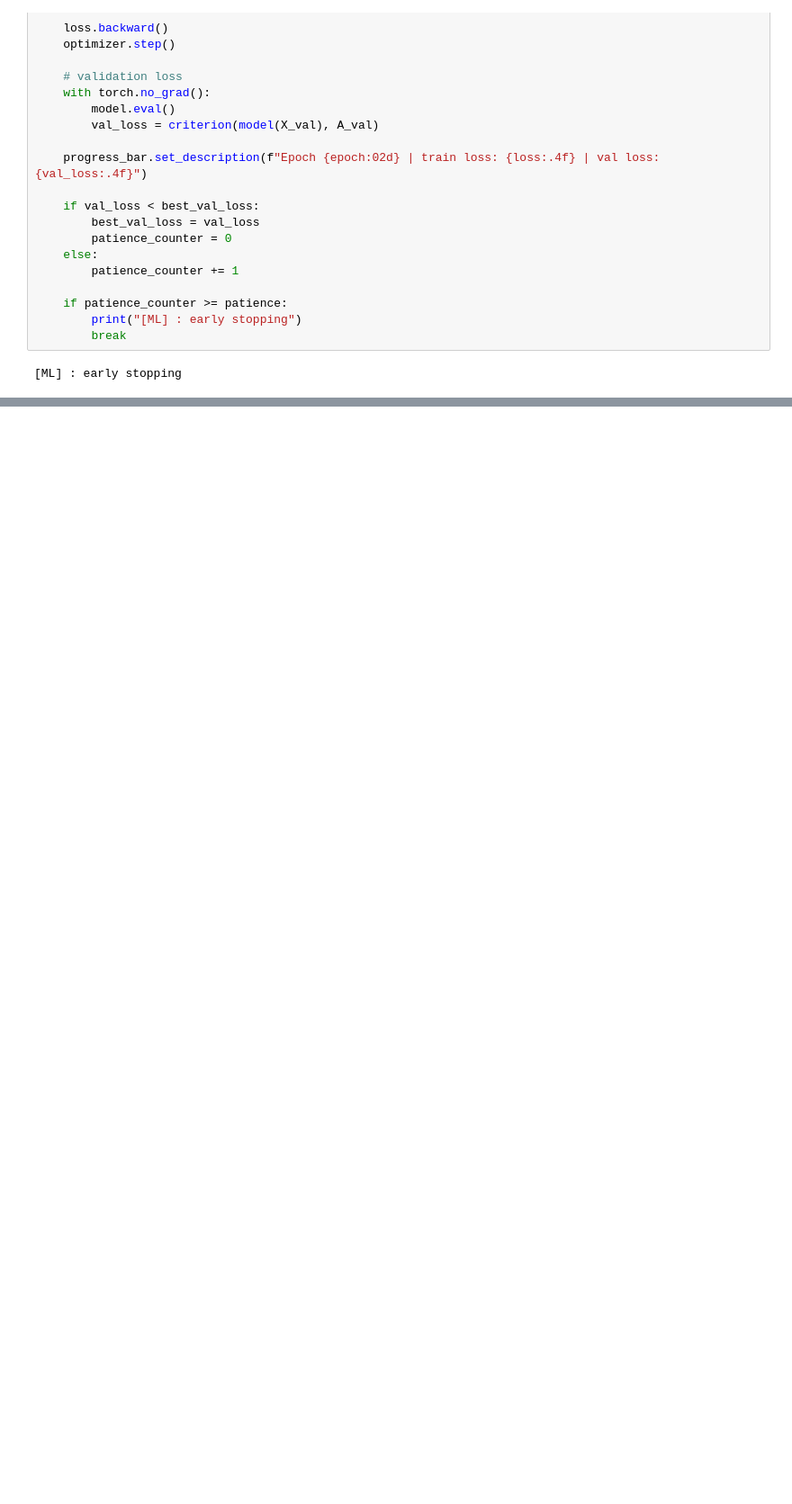
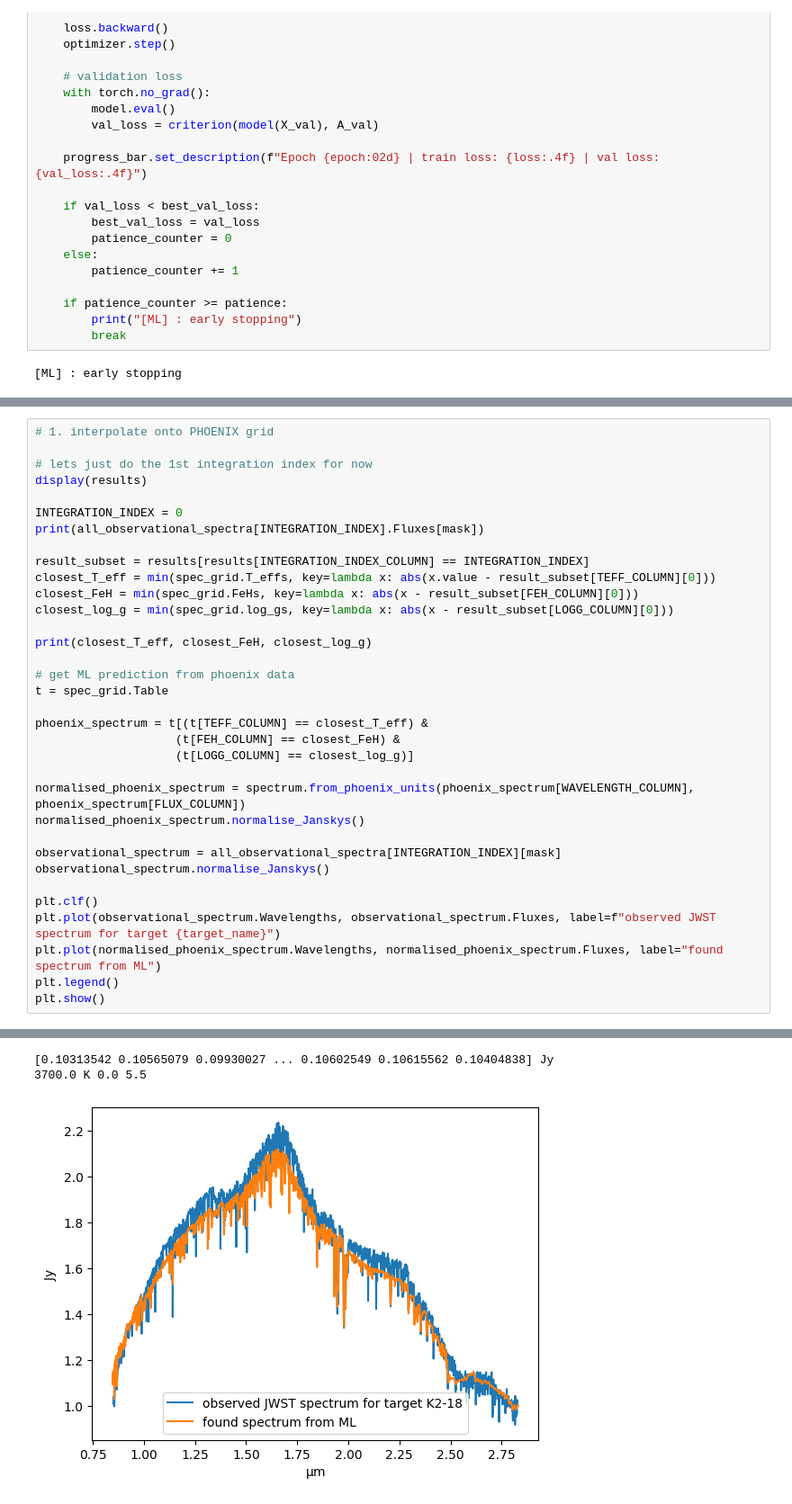
Before and after one commit to Part-III-Project-48/stellar-heterogeneity-modelling, a Jupyter notebook: spots_and_faculae_model/src/spectrum_component_analyser/ML.ipynb, the cells around one changed output, grey strips where cells are left out. Shown at 90% size. Cells and saved outputs as stored; diff of their text form; blank space fills up the shorter version.

```diff
--- a/spots_and_faculae_model/src/spectrum_component_analyser/ML.ipynb
+++ b/spots_and_faculae_model/src/spectrum_component_analyser/ML.ipynb
@@ -339,0 +378,35 @@ AttributeError: 'Tensor' object has no attribute 'append'
+# %%
+# 1. interpolate onto PHOENIX grid
+
+# lets just do the 1st integration index for now
+display(results)
+
+INTEGRATION_INDEX = 0
+print(all_observational_spectra[INTEGRATION_INDEX].Fluxes[mask])
+
+result_subset = results[results[INTEGRATION_INDEX_COLUMN] == INTEGRATION_INDEX]
+closest_T_eff = min(spec_grid.T_effs, key=lambda x: abs(x.value - result_subset[TEFF_COLUMN][0]))
+closest_FeH = min(spec_grid.FeHs, key=lambda x: abs(x - result_subset[FEH_COLUMN][0]))
+closest_log_g = min(spec_grid.log_gs, key=lambda x: abs(x - result_subset[LOGG_COLUMN][0]))
+
+print(closest_T_eff, closest_FeH, closest_log_g)
+
+# get ML prediction from phoenix data
+t = spec_grid.Table
+
+phoenix_spectrum = t[(t[TEFF_COLUMN] == closest_T_eff) &
+                    (t[FEH_COLUMN] == closest_FeH) &
+                    (t[LOGG_COLUMN] == closest_log_g)]
+
+normalised_phoenix_spectrum = spectrum.from_phoenix_units(phoenix_spectrum[WAVELENGTH_COLUMN], phoenix_spectrum[FLUX_COLUMN])
+normalised_phoenix_spectrum.normalise_Janskys()
+
+observational_spectrum = all_observational_spectra[INTEGRATION_INDEX][mask]
+observational_spectrum.normalise_Janskys()
+
+plt.clf()
+plt.plot(observational_spectrum.Wavelengths, observational_spectrum.Fluxes, label=f"observed JWST spectrum for target {target_name}")
+plt.plot(normalised_phoenix_spectrum.Wavelengths, normalised_phoenix_spectrum.Fluxes, label="found spectrum from ML")
+plt.legend()
+plt.show()
+# %% [output]
@@ -339,0 +426,3 @@ AttributeError: 'Tensor' object has no attribute 'append'
+[0.10313542 0.10565079 0.09930027 ... 0.10602549 0.10615562 0.10404838] Jy
+3700.0 K 0.0 5.5
+[figure, added]
```
Also changed, not shown: parts of 12 cells of this notebook, 5 other files.
